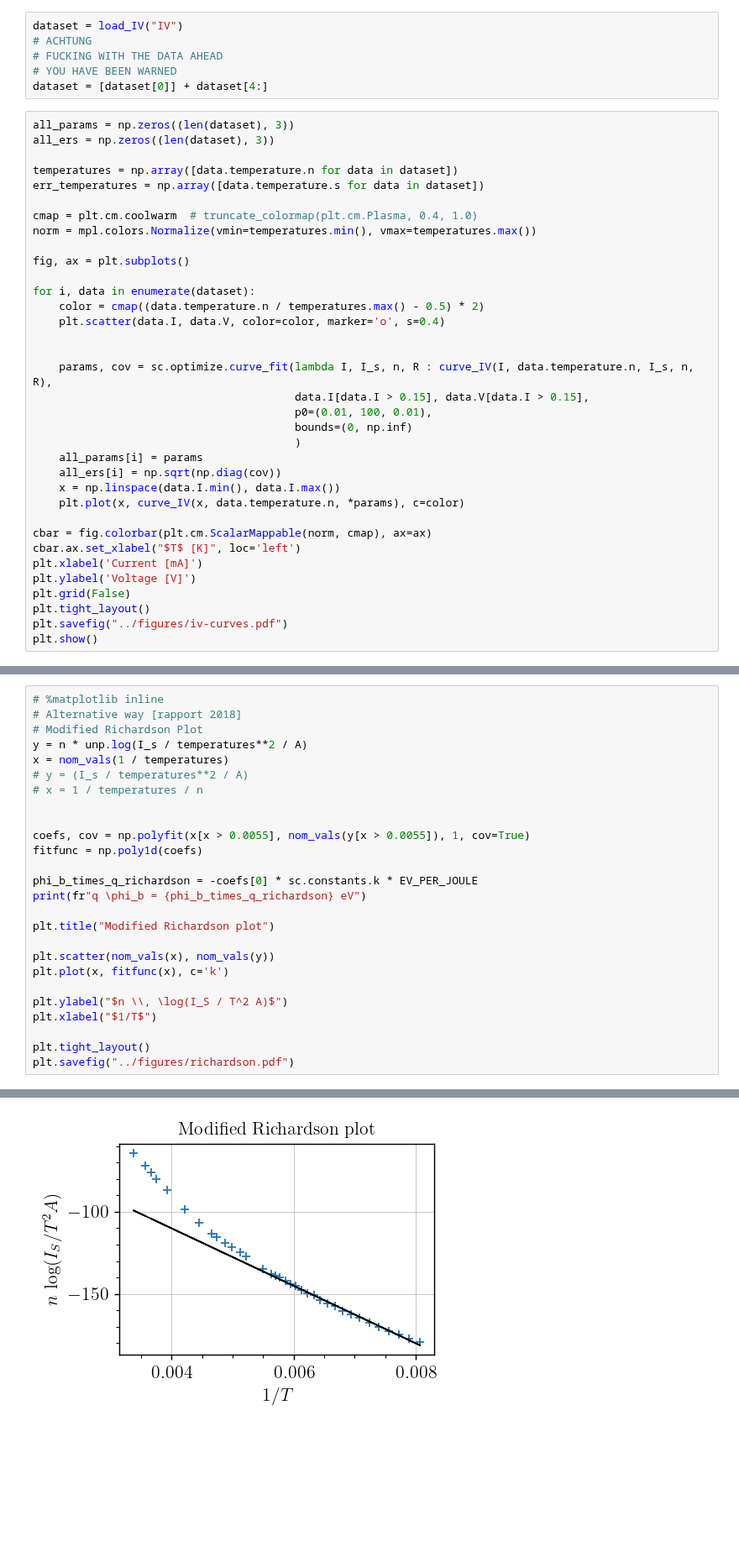
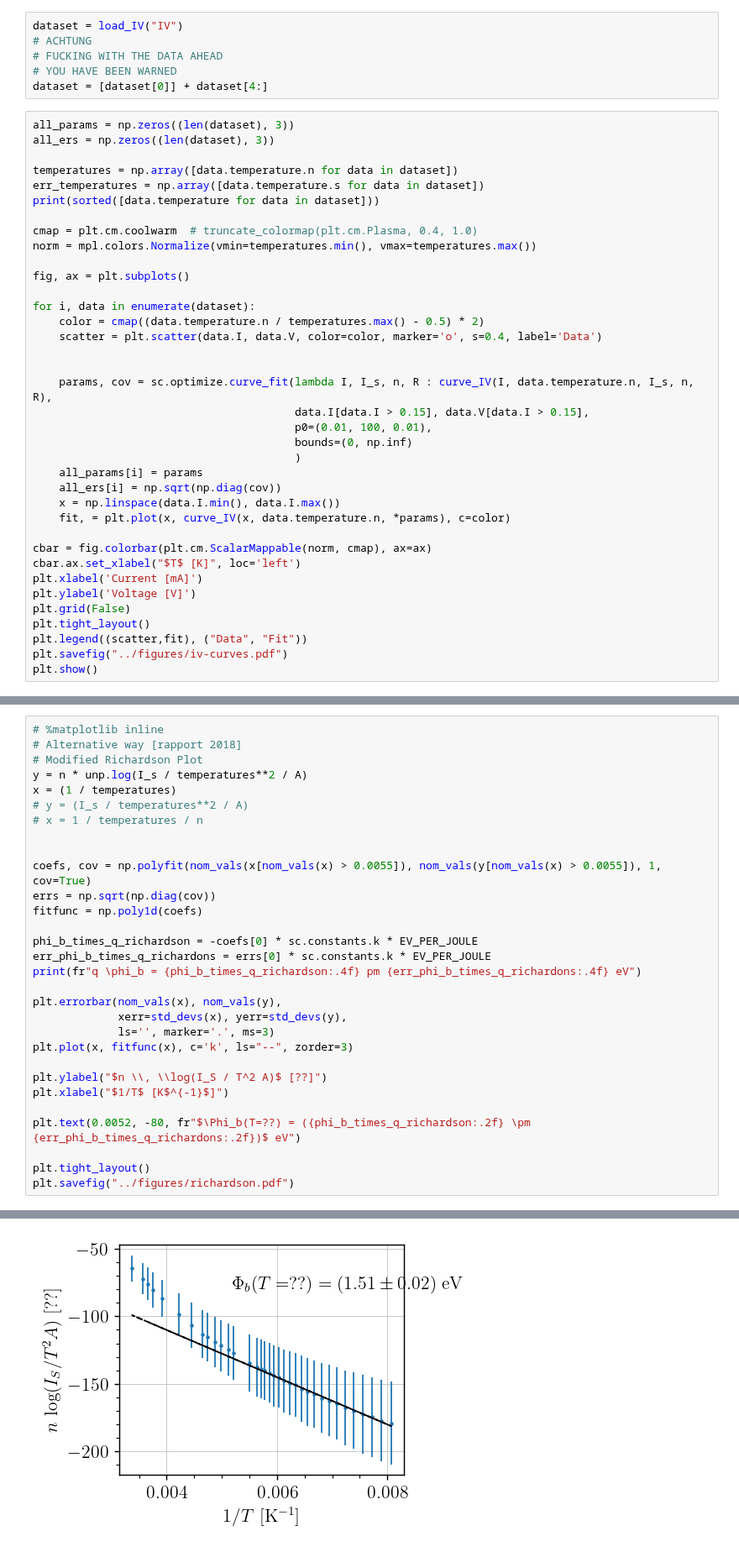
Before and after one commit to TomVdt/TPIII, a Jupyter notebook: 06-photoemission-interne/analyse/exp1.ipynb, the cells around one changed output, grey strips where cells are left out. Shown at 84% size. Cells and saved outputs as stored; diff of their text form; blank space fills up the shorter version.

```diff
--- a/06-photoemission-interne/analyse/exp1.ipynb
+++ b/06-photoemission-interne/analyse/exp1.ipynb
@@ -36,6 +36,7 @@ all_ers = np.zeros((len(dataset), 3))
 
 temperatures = np.array([data.temperature.n for data in dataset])
 err_temperatures = np.array([data.temperature.s for data in dataset])
+print(sorted([data.temperature for data in dataset]))
 
 cmap = plt.cm.coolwarm  # truncate_colormap(plt.cm.Plasma, 0.4, 1.0)
 norm = mpl.colors.Normalize(vmin=temperatures.min(), vmax=temperatures.max())
@@ -44,7 +45,7 @@ fig, ax = plt.subplots()
 
 for i, data in enumerate(dataset):
     color = cmap((data.temperature.n / temperatures.max() - 0.5) * 2)
-    plt.scatter(data.I, data.V, color=color, marker='o', s=0.4)
+    scatter = plt.scatter(data.I, data.V, color=color, marker='o', s=0.4, label='Data')
 
 
     params, cov = sc.optimize.curve_fit(lambda I, I_s, n, R : curve_IV(I, data.temperature.n, I_s, n, R),
@@ -55,7 +56,7 @@ for i, data in enumerate(dataset):
     all_params[i] = params
     all_ers[i] = np.sqrt(np.diag(cov))
     x = np.linspace(data.I.min(), data.I.max())
-    plt.plot(x, curve_IV(x, data.temperature.n, *params), c=color)
+    fit, = plt.plot(x, curve_IV(x, data.temperature.n, *params), c=color)
 
 cbar = fig.colorbar(plt.cm.ScalarMappable(norm, cmap), ax=ax)
 cbar.ax.set_xlabel("$T$ [K]", loc='left')
@@ -63,6 +64,7 @@ plt.xlabel('Current [mA]')
 plt.ylabel('Voltage [V]')
 plt.grid(False)
 plt.tight_layout()
+plt.legend((scatter,fit), ("Data", "Fit"))
 plt.savefig("../figures/iv-curves.pdf")
 plt.show()
 # %% [output]
@@ -141,24 +144,28 @@ plt.savefig("../figures/section312.pdf")
 # Alternative way [rapport 2018]
 # Modified Richardson Plot
 y = n * unp.log(I_s / temperatures**2 / A)
-x = nom_vals(1 / temperatures)
+x = (1 / temperatures)
 # y = (I_s / temperatures**2 / A)
 # x = 1 / temperatures / n
 
 
-coefs, cov = np.polyfit(x[x > 0.0055], nom_vals(y[x > 0.0055]), 1, cov=True)
+coefs, cov = np.polyfit(nom_vals(x[nom_vals(x) > 0.0055]), nom_vals(y[nom_vals(x) > 0.0055]), 1, cov=True)
+errs = np.sqrt(np.diag(cov))
 fitfunc = np.poly1d(coefs)
 
 phi_b_times_q_richardson = -coefs[0] * sc.constants.k * EV_PER_JOULE
-print(fr"q \phi_b = {phi_b_times_q_richardson} eV")
+err_phi_b_times_q_richardons = errs[0] * sc.constants.k * EV_PER_JOULE
+print(fr"q \phi_b = {phi_b_times_q_richardson:.4f} pm {err_phi_b_times_q_richardons:.4f} eV")
 
-plt.title("Modified Richardson plot")
+plt.errorbar(nom_vals(x), nom_vals(y),
+             xerr=std_devs(x), yerr=std_devs(y),
+             ls='', marker='.', ms=3)
+plt.plot(x, fitfunc(x), c='k', ls="--", zorder=3)
 
-plt.scatter(nom_vals(x), nom_vals(y))
-plt.plot(x, fitfunc(x), c='k')
+plt.ylabel("$n \\, \\log(I_S / T^2 A)$ [??]")
+plt.xlabel("$1/T$ [K$^{-1}$]")
 
-plt.ylabel("$n \\, \log(I_S / T^2 A)$")
-plt.xlabel("$1/T$")
+plt.text(0.0052, -80, fr"$\Phi_b(T=??) = ({phi_b_times_q_richardson:.2f} \pm {err_phi_b_times_q_richardons:.2f})$ eV")
 
 plt.tight_layout()
 plt.savefig("../figures/richardson.pdf")
@@ -167 +174 @@ q \phi_b = 1.5085366477528677 eV
-[figure, old version]
+[figure, new version]
```
Also changed, not shown: parts of 3 cells of this notebook, 14 other files.
